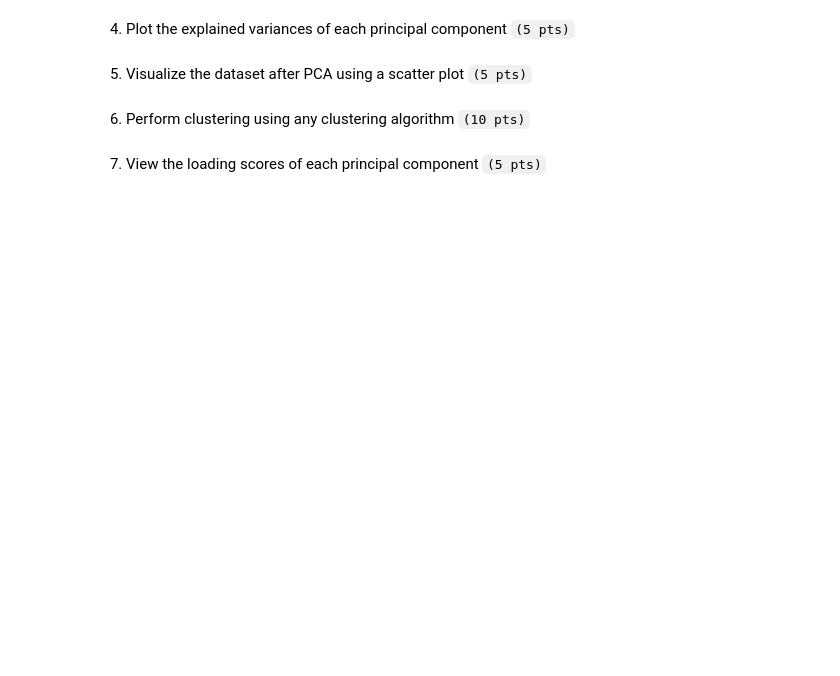
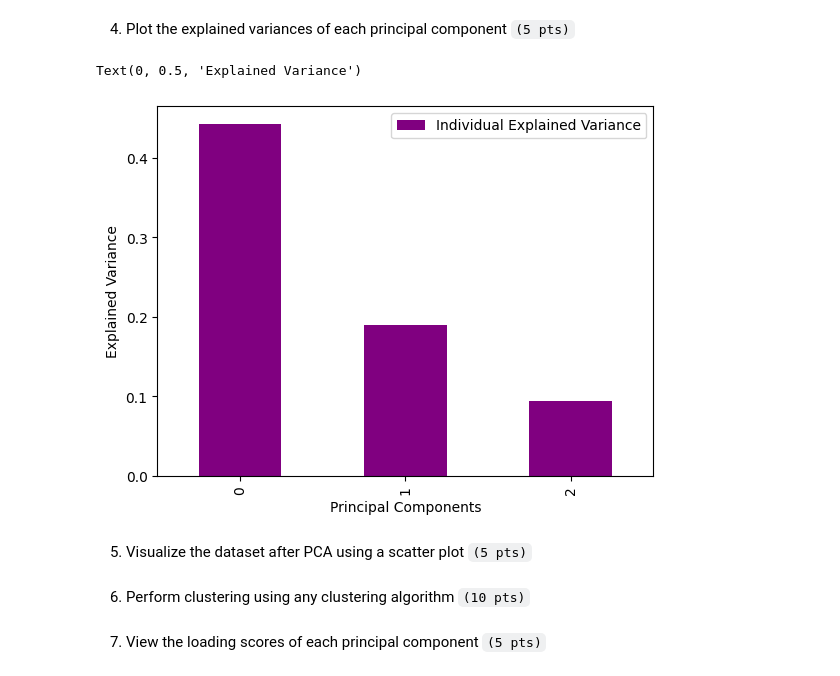
Before and after one commit to xRomory/CCADMACL_EXERCISES_COM231ML, a Jupyter notebook: exercise_4b/deveraca_exercise_4b.ipynb, the cells around one changed output. Saved outputs shown, nothing was run; the diff lists cells and outputs as text; code cells hidden in the pictures; blank space fills up the shorter version.

```diff
--- a/exercise_4b/deveraca_exercise_4b.ipynb
+++ b/exercise_4b/deveraca_exercise_4b.ipynb
@@ -50,2 +104,5 @@ X = df.drop('target', axis=1)
+# %%
+pca = PCA(n_components=3)
+X_mitigated = pca.fit_transform(X_scaled_features)
 # %% [markdown]
 3. Get the total explained variance `(5 pts)`
@@ -58,3 +129,11 @@ X = df.drop('target', axis=1)
+# %%
+pd.DataFrame(explained_variance).plot.bar(color="purple")
+plt.legend(['Individual Explained Variance'])
+plt.xlabel('Principal Components')
+plt.ylabel('Explained Variance')
+# %% [output]
+Text(0, 0.5, 'Explained Variance')
+[figure, added]
 # %% [markdown]
 5. Visualize the dataset after PCA using a scatter plot `(5 pts)`
 # %%
```
Also changed, not shown: parts of 8 cells of this notebook.
